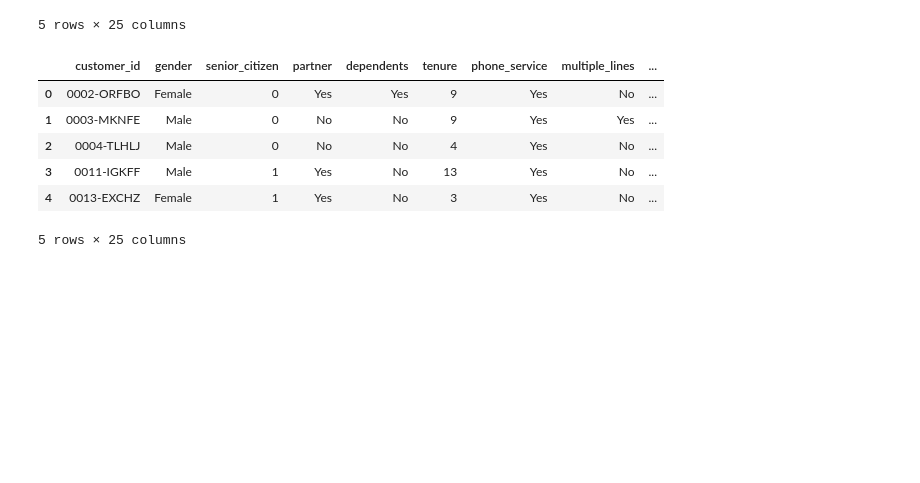
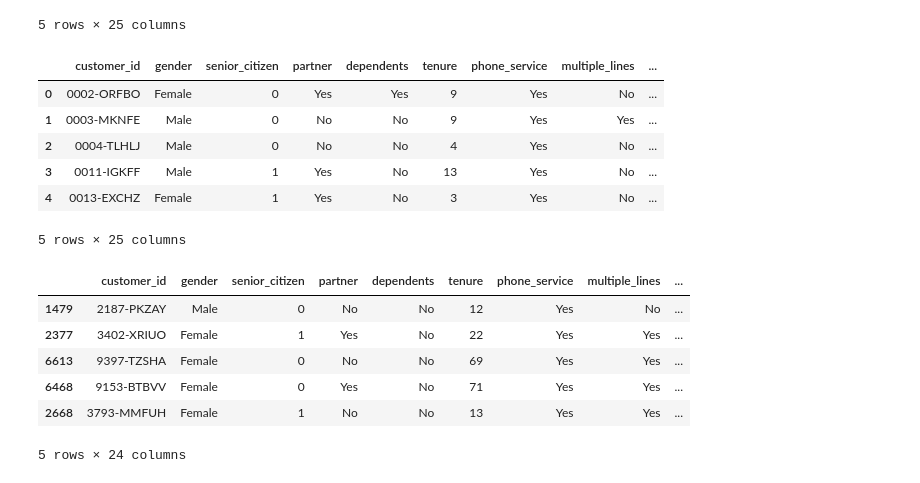
Before and after one commit to classification-project-steven-nicole/classification_project, a Jupyter notebook: classification_project-nicole.ipynb, the cells around one changed output. Drawn from its saved outputs; the diff is of its cells as text; code cells hidden in the pictures; blank space fills up the shorter version.

```diff
--- a/classification_project-nicole.ipynb
+++ b/classification_project-nicole.ipynb
@@ -139,12 +143,13 @@ df.head(5)
 5 rows × 21 columns
 # %%
 # Compute a new feature, tenure_year, that is a result of translating tenure from months to years.
-tenure_year = (df.tenure / 12)
-df['tenure_year']= tenure_year # creates new column for above
 
-df['tenure_year'] = tenure_year.round(2)
+def tenure_year(df):
+    tenure_year = (df.tenure / 12)
+    df['tenure_year']= tenure_year.round(2) # creates new column for above
+    return df
 
-df.head(5)
+tenure_year(df).head()
 # %% [output]
 |  | customer_id | gender | senior_citizen | partner | dependents | tenure | phone_service | multiple_lines | ... |
 | 0 | 0002-ORFBO | Female | 0 | Yes | Yes | 9 | Yes | No | ... |
@@ -226,9 +233,18 @@ online_security_info(df).head()
 | 4 | 0013-EXCHZ | Female | 1 | Yes | No | 3 | Yes | No | ... |
 5 rows × 25 columns
 # %%
-X = df.drop[['churn']]
+# Split the data into train (70%) & test (30%) samples.
+X = df.drop(['churn'], axis=1)
 y = df[['churn']]
 
 X_train, X_test, y_train, y_test = train_test_split(X, y, test_size=.30, random_state=123)
 
 X_train.head()
+# %% [output]
+|  | customer_id | gender | senior_citizen | partner | dependents | tenure | phone_service | multiple_lines | ... |
+| 1479 | 2187-PKZAY | Male | 0 | No | No | 12 | Yes | No | ... |
+| 2377 | 3402-XRIUO | Female | 1 | Yes | No | 22 | Yes | Yes | ... |
+| 6613 | 9397-TZSHA | Female | 0 | No | No | 69 | Yes | Yes | ... |
+| 6468 | 9153-BTBVV | Female | 0 | Yes | No | 71 | Yes | Yes | ... |
+| 2668 | 3793-MMFUH | Female | 1 | No | No | 13 | Yes | Yes | ... |
+5 rows × 24 columns
```
Also changed, not shown: parts of 6 cells of this notebook.
